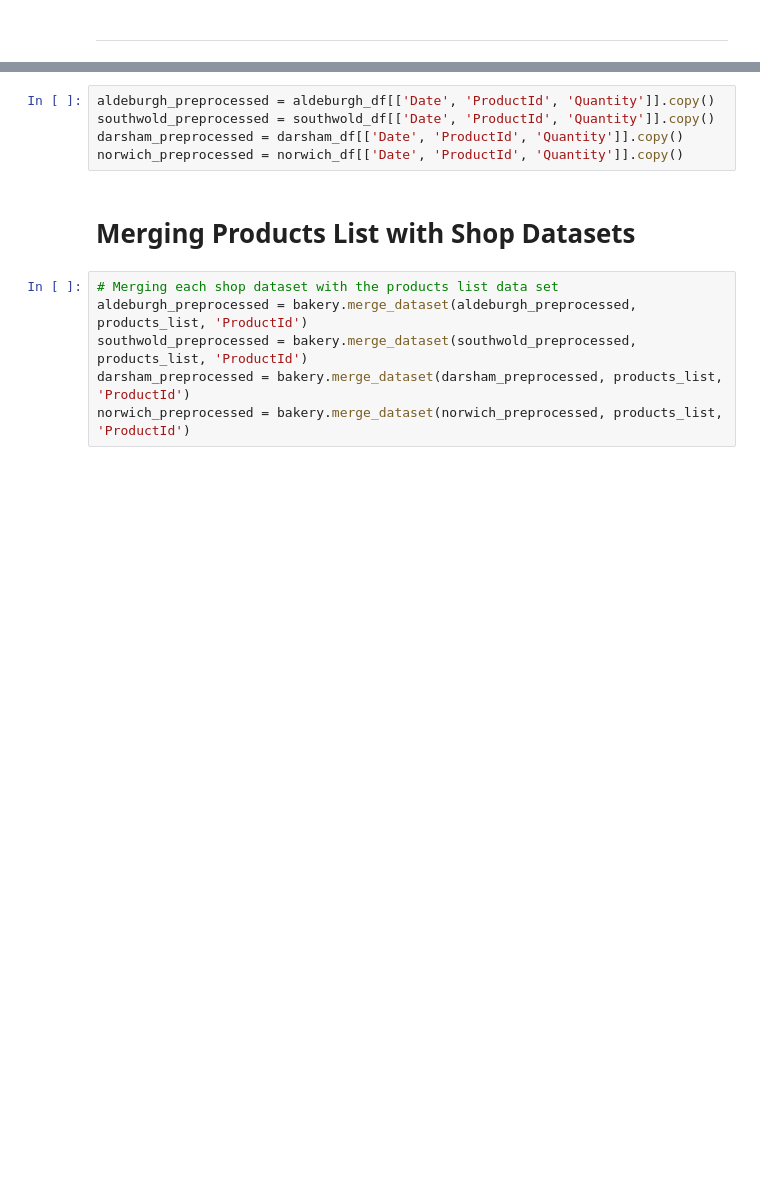
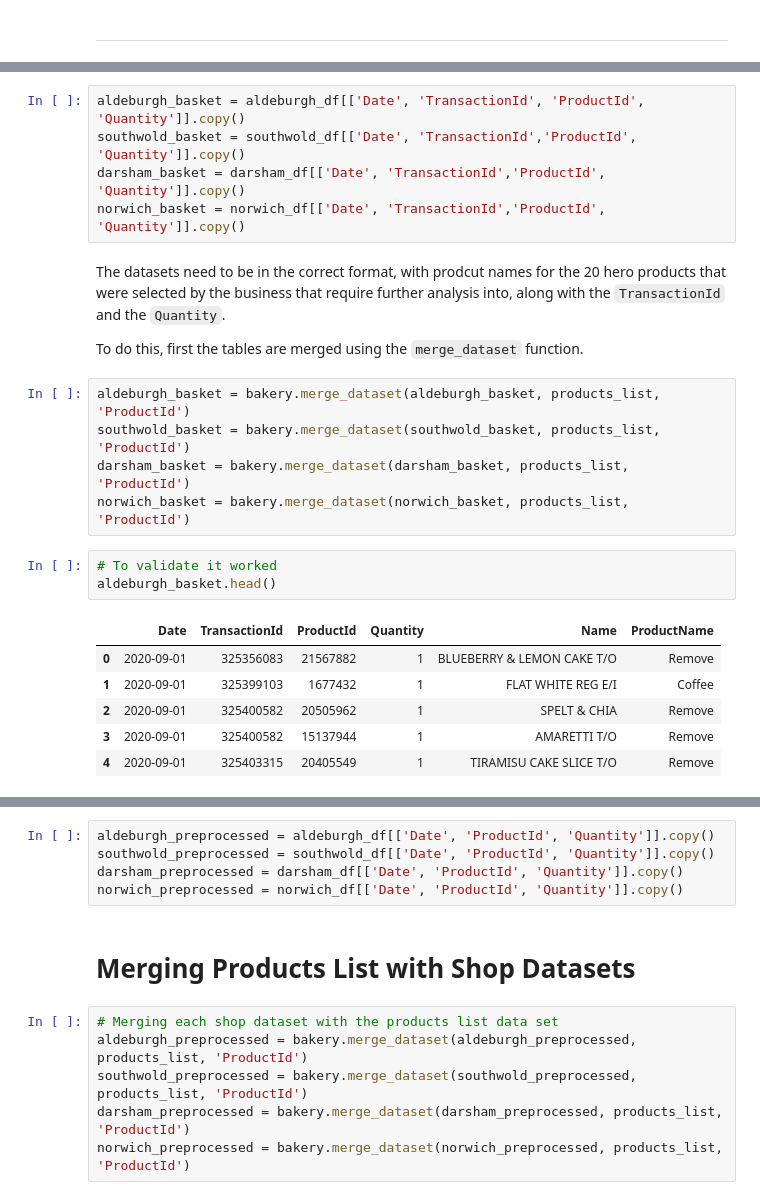
Before and after one commit to amagnall/Bakery_Sales_Forecasting, a Jupyter notebook: 4_Bakery_Data_Preprocessing.ipynb, the cells around one changed output, grey strips where cells are left out. Cells and saved outputs as stored; diff of their text form; blank space fills up the shorter version.

```diff
--- a/4_Bakery_Data_Preprocessing.ipynb
+++ b/4_Bakery_Data_Preprocessing.ipynb
@@ -1268,0 +1320,24 @@ total_revenue_encoded.to_csv('total_revenue_encoded.csv')
+# %%
+aldeburgh_basket = aldeburgh_df[['Date', 'TransactionId', 'ProductId', 'Quantity']].copy()
+southwold_basket = southwold_df[['Date', 'TransactionId','ProductId', 'Quantity']].copy()
+darsham_basket = darsham_df[['Date', 'TransactionId','ProductId', 'Quantity']].copy()
+norwich_basket = norwich_df[['Date', 'TransactionId','ProductId', 'Quantity']].copy()
+# %% [markdown]
+The datasets need to be in the correct format, with prodcut names for the 20 hero products that were selected by the business that require further analysis into, along with the `TransactionId` and the `Quantity`.
+
+To do this, first the tables are merged using the `merge_dataset` function.
+# %%
+aldeburgh_basket = bakery.merge_dataset(aldeburgh_basket, products_list, 'ProductId')
+southwold_basket = bakery.merge_dataset(southwold_basket, products_list, 'ProductId')
+darsham_basket = bakery.merge_dataset(darsham_basket, products_list, 'ProductId')
+norwich_basket = bakery.merge_dataset(norwich_basket, products_list, 'ProductId')
+# %%
+# To validate it worked
+aldeburgh_basket.head()
+# %% [output]
+|  | Date | TransactionId | ProductId | Quantity | Name | ProductName |
+| 0 | 2020-09-01 | 325356083 | 21567882 | 1 | BLUEBERRY & LEMON CAKE T/O | Remove |
+| 1 | 2020-09-01 | 325399103 | 1677432 | 1 | FLAT WHITE REG E/I | Coffee |
+| 2 | 2020-09-01 | 325400582 | 20505962 | 1 | SPELT & CHIA | Remove |
+| 3 | 2020-09-01 | 325400582 | 15137944 | 1 | AMARETTI T/O | Remove |
+| 4 | 2020-09-01 | 325403315 | 20405549 | 1 | TIRAMISU CAKE SLICE T/O | Remove |
```
Also changed, not shown: parts of 32 cells of this notebook, 3 other files.
